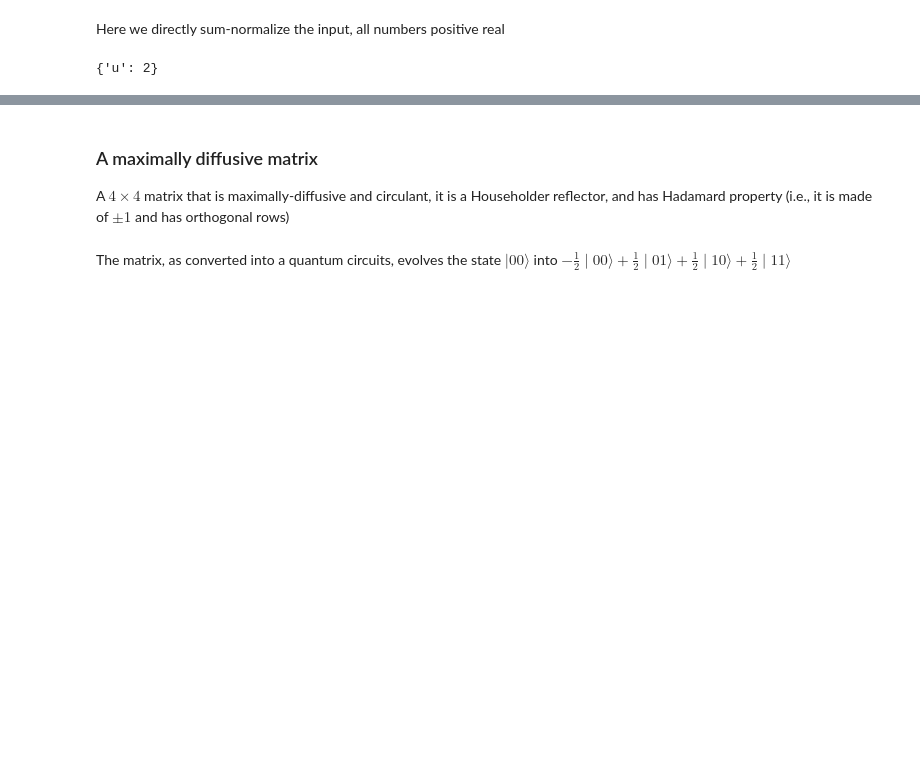
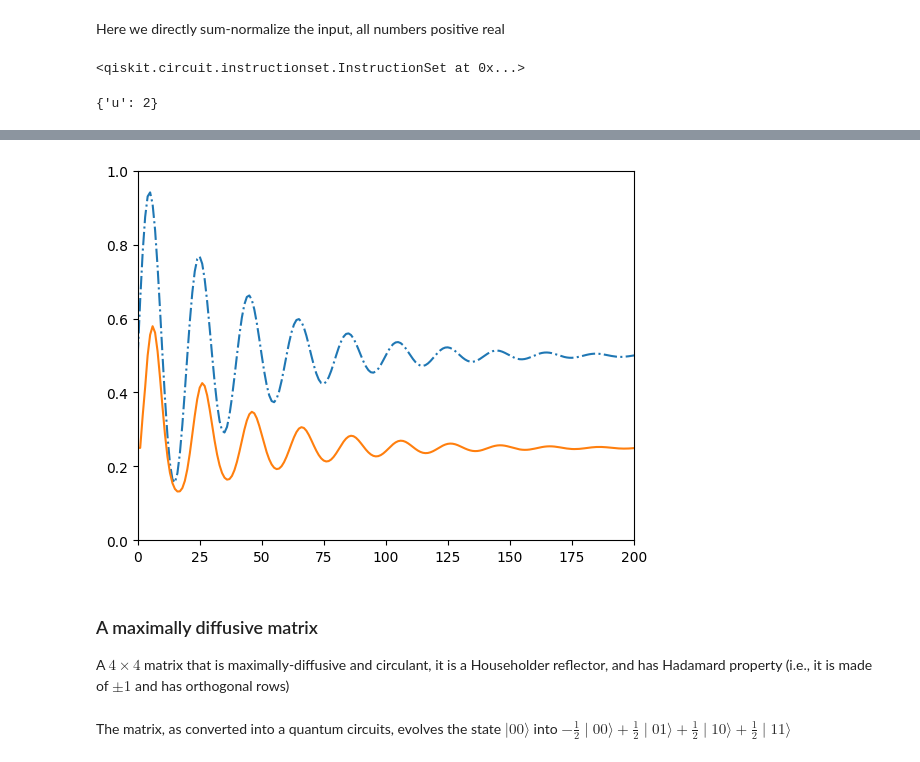
Before and after one commit to cerkut/QFDN, a Jupyter notebook: QFDN.ipynb, the cells around one changed output, grey strips where cells are left out. Saved outputs shown, nothing was run; the diff lists cells and outputs as text; code cells hidden in the pictures; blank space fills up the shorter version.

Commit message:
Updated for qiskit > 1.0
Updated for qiskit > 1.0 and made uv compatible

```diff
--- a/QFDN.ipynb
+++ b/QFDN.ipynb
@@ -402,2 +431,19 @@ Comb.draw(initial_state=False,output='latex').save('twoQubitsOneInput.pdf')
 # %% [markdown]
 Here we directly sum-normalize the input, all numbers positive real
+# %%
+# Feedback Delay Network
+Matrix = [[0, 0, 1/np.sqrt(2), 1/np.sqrt(2)],
+          [0, 0, 1/np.sqrt(2), -1/np.sqrt(2)],
+          [1, 0, 0, 0],
+          [0, 1, 0, 0]]
+Matrix = [[0, 0, 1, 0],
+          [0, 0, 0, 1],
+          [1, 0, 0, 0],
+          [0, 1, 0, 0]]
+Matrix = np.array(Matrix, dtype = 'complex_')
+Combgate = UnitaryGate(Matrix)
+FDNgate = UnitaryGate(Matrix, label="FDNgate")
+circuit = QuantumCircuit(2,1)
+circuit.append(FDNgate, [0, 1])
+# %% [output]
+<qiskit.circuit.instructionset.InstructionSet at 0x...>
@@ -404,25 +455,11 @@ Here we directly sum-normalize the input, all numbers positive real
+# %%
+new_circ = pm.run(circuit)
+# print(new_circ.draw('text'))
+new_circ.draw(initial_state=True,output='mpl',filename='circuit4x4.pdf')
+print(dict(new_circ.count_ops()))
+# %% [output]
+{'u': 2}
 # %%
-# Feedback Delay Network
-Matrix = [[0, 0, 1/np.sqrt(2), 1/np.sqrt(2)],
-          [0, 0, 1/np.sqrt(2), -1/np.sqrt(2)],
-          [1, 0, 0, 0],
-          [0, 1, 0, 0]]
-Matrix = [[0, 0, 1, 0],
-          [0, 0, 0, 1],
-          [1, 0, 0, 0],
-          [0, 1, 0, 0]]
-Matrix = np.array(Matrix, dtype = 'complex_')
-Combgate = UnitaryGate(Matrix)
-FDNgate = UnitaryGate(Matrix)
-circuit = QuantumCircuit(2,1)
-circuit.append(FDNgate, [0, 1])
-# pass_ = Unroller(['u1','u2','u3','cx'])
-pass_ = Unroller(['p','u','cx'])
-pm = PassManager(pass_)
-new_circ = pm.run(circuit)
-new_circ.draw(initial_state=True,output='mpl',filename='circuit4x4.pdf')
-print(dict(new_circ.count_ops()))
-
 Combgate = UnitaryGate(Matrix)
 Comb = QuantumCircuit(2,1)
 phase0 = np.pi/4.0 #
@@ -460,6 +497,6 @@ for n in range(timeSpan):
     sOutIn = sOutIn.evolve(Comb)
     # print("sOutIn evolved = ", sOutIn.data)
 plt.plot(output)
-sd.play(output-1/np.sqrt(2), fs)
+if play_sound:
+    sd.play(output-1/np.sqrt(2), fs)
 # %% [output]
-{'u': 2}
@@ -467,3 +503,4 @@ sd.play(output-1/np.sqrt(2), fs)
+[figure, added]
 # %% [markdown]
 ### A maximally diffusive matrix
 A $4 \times 4$ matrix that is maximally-diffusive and circulant, it is a Householder reflector, and has Hadamard property (i.e., it is made of $\pm 1$ and has orthogonal rows)
```
Also changed, not shown: parts of 27 cells of this notebook, 2 other files.
